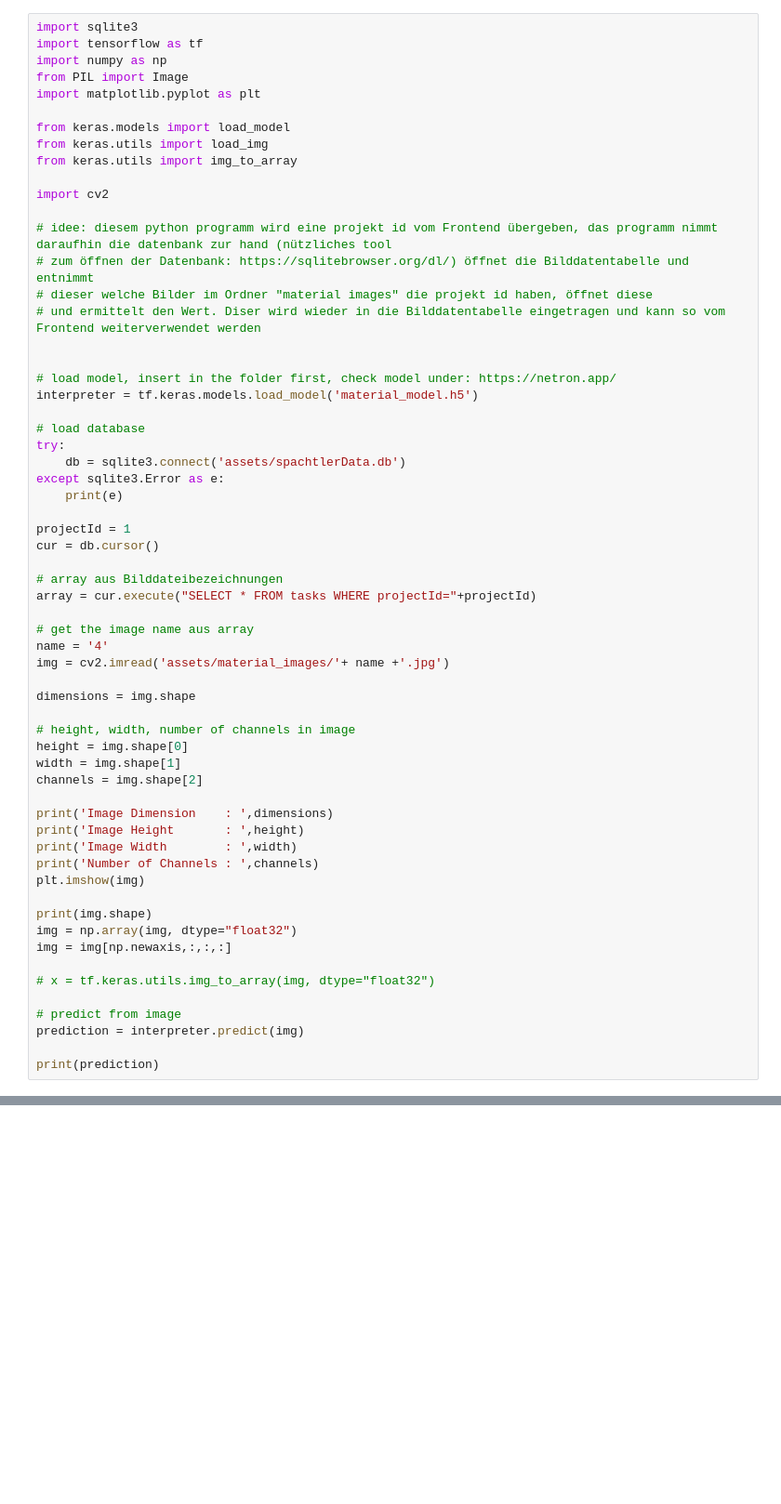
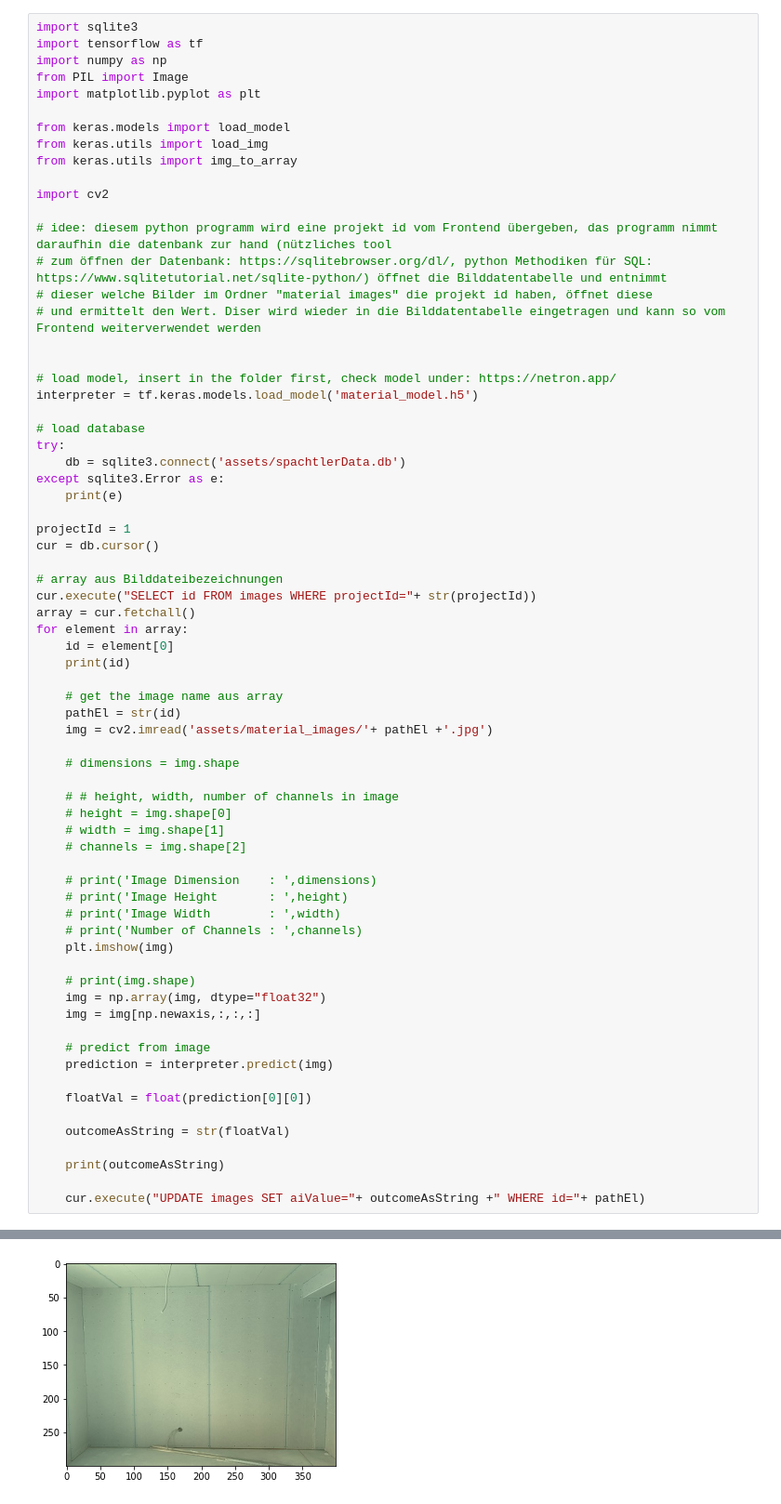
Before and after one commit to jmu-informationsystemsgroup/PJS_SS_22_KI_Materialbedarfsplanung, a Jupyter notebook: backend/model_user.ipynb, the cells around one changed output, grey strips where cells are left out. Shown at 93% size. Saved outputs shown, nothing was run; the diff lists cells and outputs as text; blank space fills up the shorter version.

```diff
--- a/backend/model_user.ipynb
+++ b/backend/model_user.ipynb
@@ -12,7 +12,7 @@ from keras.utils import img_to_array
 import cv2
 
 # idee: diesem python programm wird eine projekt id vom Frontend übergeben, das programm nimmt daraufhin die datenbank zur hand (nützliches tool
-# zum öffnen der Datenbank: https://sqlitebrowser.org/dl/) öffnet die Bilddatentabelle und entnimmt
+# zum öffnen der Datenbank: https://sqlitebrowser.org/dl/, python Methodiken für SQL: https://www.sqlitetutorial.net/sqlite-python/) öffnet die Bilddatentabelle und entnimmt
 # dieser welche Bilder im Ordner "material images" die projekt id haben, öffnet diese
 # und ermittelt den Wert. Diser wird wieder in die Bilddatentabelle eingetragen und kann so vom Frontend weiterverwendet werden
 
@@ -30,33 +30,41 @@ projectId = 1
 cur = db.cursor()
 
 # array aus Bilddateibezeichnungen
-array = cur.execute("SELECT * FROM tasks WHERE projectId="+projectId)
+cur.execute("SELECT id FROM images WHERE projectId="+ str(projectId))
+array = cur.fetchall()
+for element in array:
+    id = element[0]
+    print(id)
 
-# get the image name aus array
-name = '4'
-img = cv2.imread('assets/material_images/'+ name +'.jpg')
+    # get the image name aus array
+    pathEl = str(id)
+    img = cv2.imread('assets/material_images/'+ pathEl +'.jpg')
 
-dimensions = img.shape
+    # dimensions = img.shape
 
-# height, width, number of channels in image
-height = img.shape[0]
-width = img.shape[1]
-channels = img.shape[2]
+    # # height, width, number of channels in image
+    # height = img.shape[0]
+    # width = img.shape[1]
+    # channels = img.shape[2]
 
-print('Image Dimension    : ',dimensions)
-print('Image Height       : ',height)
-print('Image Width        : ',width)
-print('Number of Channels : ',channels)
-plt.imshow(img)
+    # print('Image Dimension    : ',dimensions)
+    # print('Image Height       : ',height)
+    # print('Image Width        : ',width)
+    # print('Number of Channels : ',channels)
+    plt.imshow(img)
 
-print(img.shape)
-img = np.array(img, dtype="float32")
-img = img[np.newaxis,:,:,:]
+    # print(img.shape)
+    img = np.array(img, dtype="float32")
+    img = img[np.newaxis,:,:,:]
 
-# x = tf.keras.utils.img_to_array(img, dtype="float32")
+    # predict from image
+    prediction = interpreter.predict(img)
 
-# predict from image
-prediction = interpreter.predict(img)
+    floatVal = float(prediction[0][0])
 
-print(prediction)
+    outcomeAsString = str(floatVal)
+
+    print(outcomeAsString)
+
+    cur.execute("UPDATE images SET aiValue="+ outcomeAsString +" WHERE id="+ pathEl)
 # %% [output]
@@ -63,0 +77 @@ AttributeError: 'NoneType' object has no attribute 'shape'
+[figure, added]
```
Also changed, not shown: parts of 1 cell of this notebook, 3 other files.
